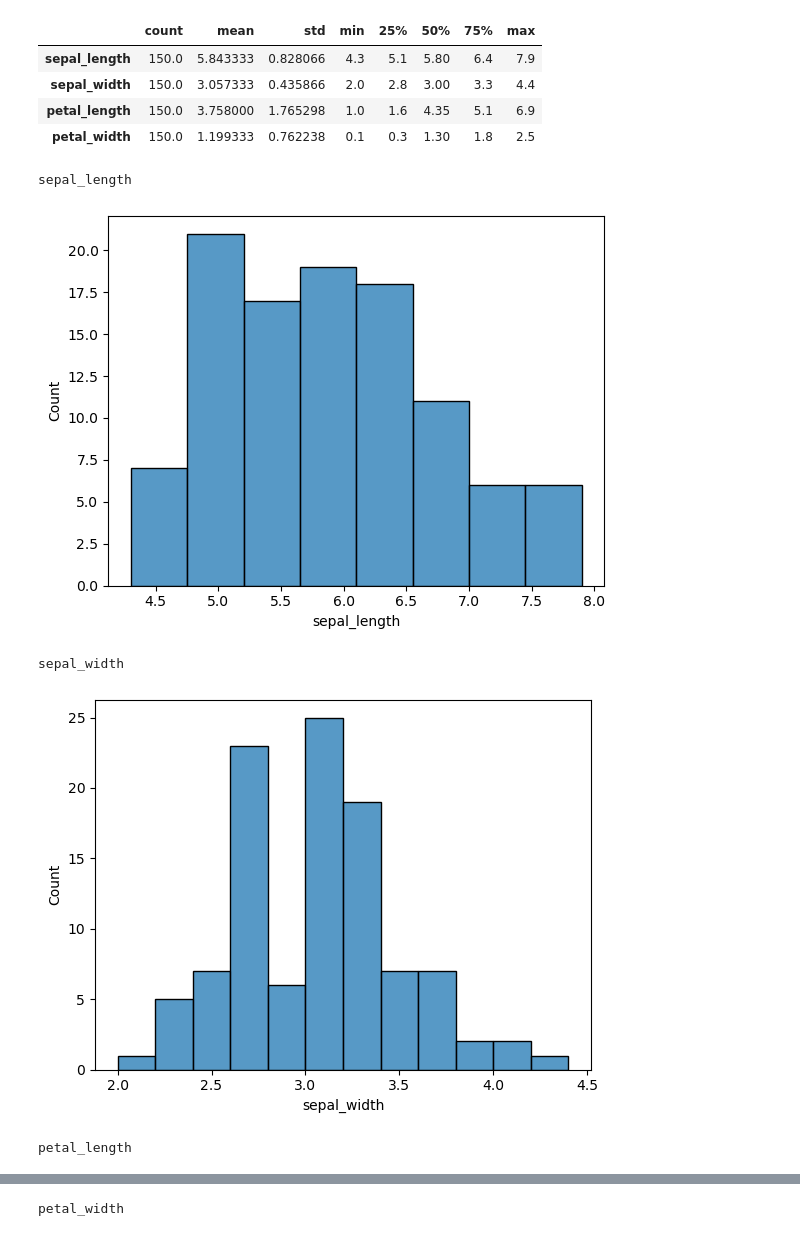
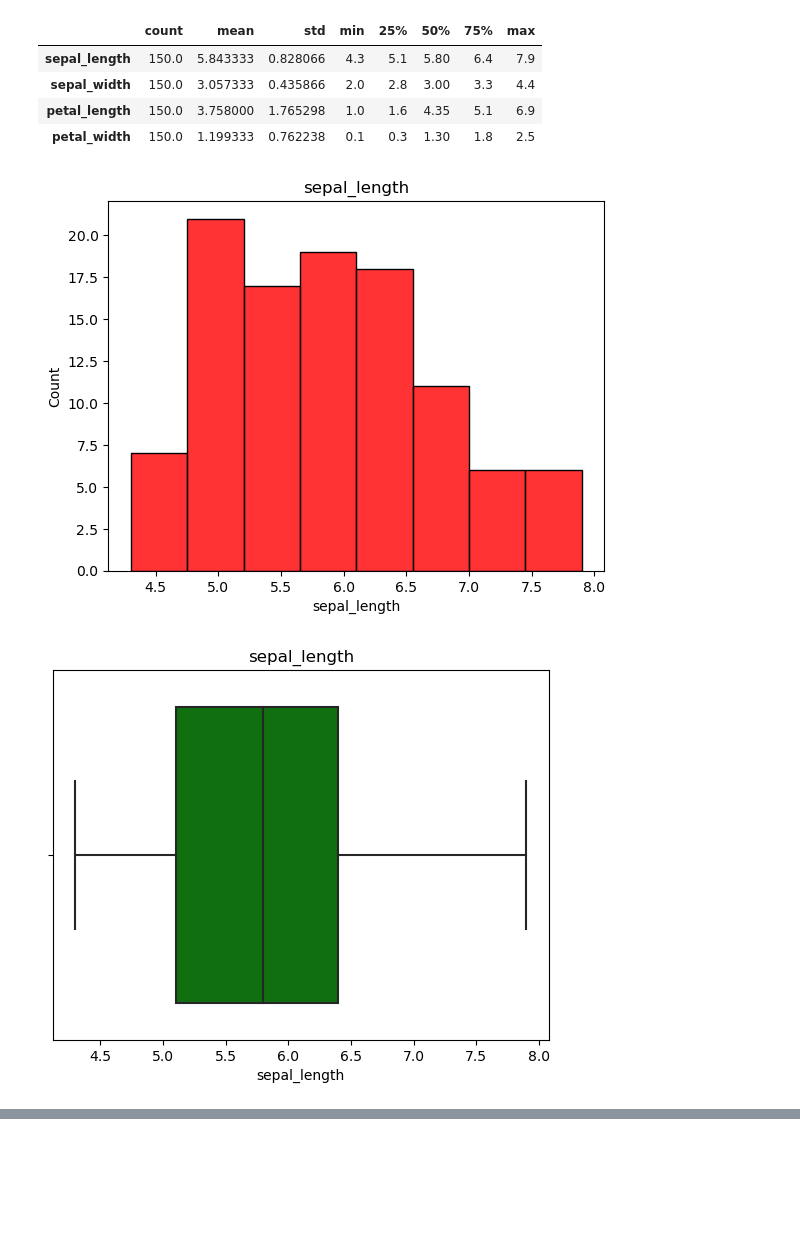
Before and after one commit to nicolas-angarita/classification-exercises, a Jupyter notebook: classification_exercises_p2.ipynb, the cells around one changed output, grey strips where cells are left out. Drawn from its saved outputs; the diff is of its cells as text; code cells hidden in the pictures; blank space fills up the shorter version.

```diff
--- a/classification_exercises_p2.ipynb
+++ b/classification_exercises_p2.ipynb
@@ -679,12 +682,15 @@ num_vars.describe().T
 | petal_width | 150.0 | 1.199333 | 0.762238 | 0.1 | 0.3 | 1.30 | 1.8 | 2.5 |
 # %%
 for col in num_vars:
-    print(col)
-    sns.histplot(x=col, data = train)
+    sns.histplot(x=col, data = train, color = 'red', alpha = .8)
+    plt.title(col)
     plt.show()
+
+    sns.boxplot(train[col], color = 'green')
+    plt.title(col)
+    plt.show()
+
+    train[col].describe()
 # %% [output]
-sepal_length
-[figure, old version]
+[figure, new version]
-sepal_width
-[figure, old version]
+[figure, new version]
-petal_length
@@ -692 +697,0 @@ petal_length
-petal_width
```
Also changed, not shown: parts of 66 cells of this notebook, 3 other files.
